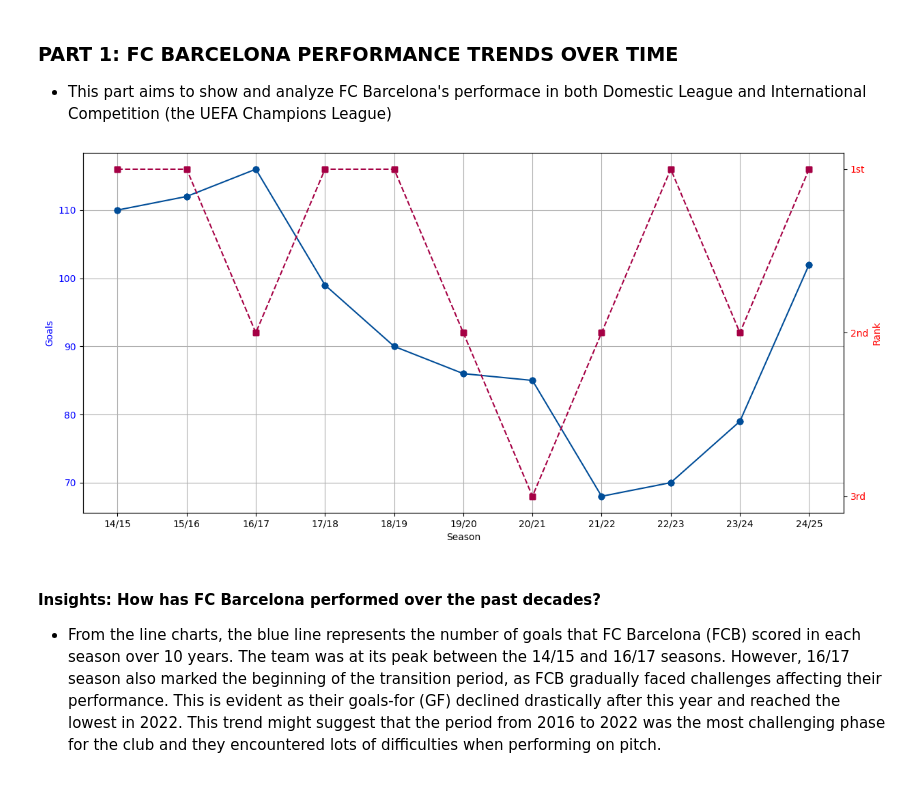
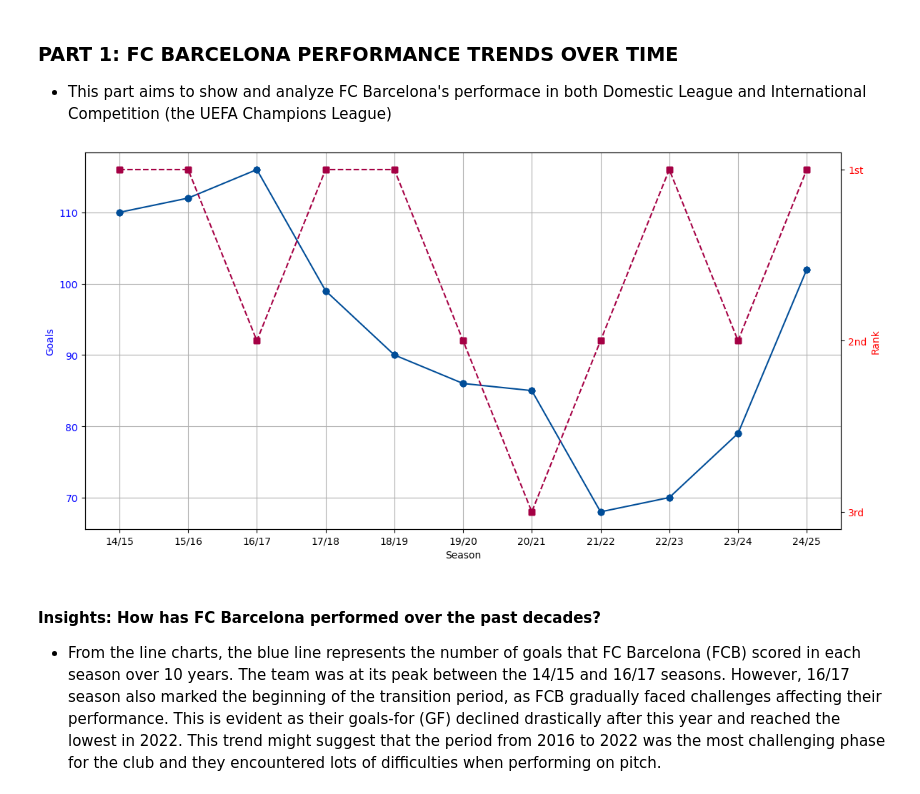
Before and after one commit to linhtran1003/fc-barcelona-performance-analysis, a Jupyter notebook: FCB_performance_analysis.ipynb, the cells around one changed output. Drawn from its saved outputs; the diff is of its cells as text; code cells hidden in the pictures.

```diff
--- a/FCB_performance_analysis.ipynb
+++ b/FCB_performance_analysis.ipynb
@@ -55,22 +50,23 @@ df2 = df2.sort_values("Season").reset_index(drop=True)
 # %%
 # stats visualize
 ## ========== PLOT 1: Goals & Rank ==========
 fig, ax1 = plt.subplots(figsize=(12, 6))
 ax1.plot(merged_df["Season"], merged_df["Total GF"], marker='o', color='#004D98', label="Total Goals")
 ax1.set_xlabel("Season")
 ax1.set_ylabel("Goals", color='blue')
 ax1.tick_params(axis='y', labelcolor='blue')
 ax1.grid(True)
 plt.tight_layout()
 
 ax2 = ax1.twinx()
 ax2.plot(merged_df["Season"], merged_df["Domestic Rank"], marker='s', color='#A50044', linestyle="--", label="Rank")
 ax2.set_xlabel("Season")
 ax2.set_ylabel("Rank", color='red')
 ax2.tick_params(axis='y', labelcolor='red')
 ax2.invert_yaxis()
+plt.tight_layout()
 # %% [output]
-[figure, old version]
+[figure, new version]
 # %% [markdown]
 #### Insights: How has FC Barcelona performed over the past decades?
 - From the line charts, the blue line represents the number of goals that FC Barcelona (FCB) scored in each season over 10 years. The team was at its peak between the 14/15 and 16/17 seasons. However, 16/17 season also marked the beginning of the transition period, as FCB gradually faced challenges affecting their performance. This is evident as their goals-for (GF) declined drastically after this year and reached the lowest in 2022. This trend might suggest that the period from 2016 to 2022 was the most challenging phase for the club and they encountered lots of difficulties when performing on pitch.
```
Also changed, not shown: parts of 6 cells of this notebook.
